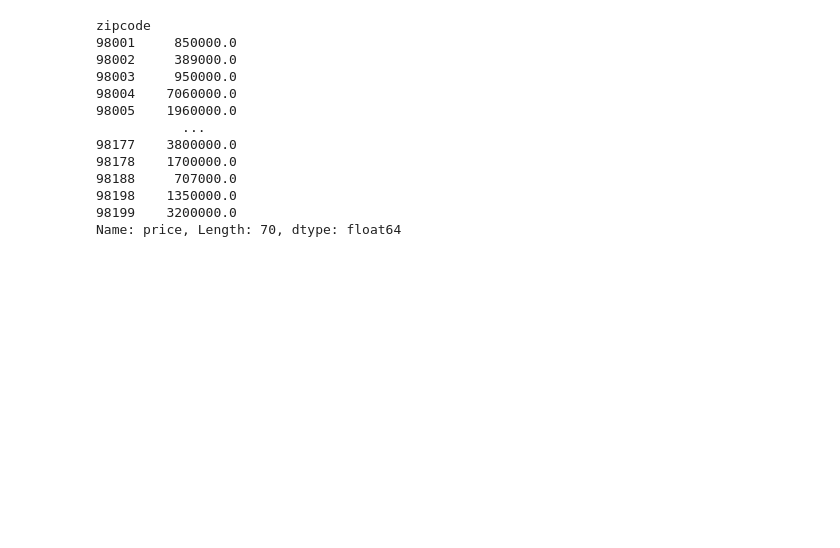
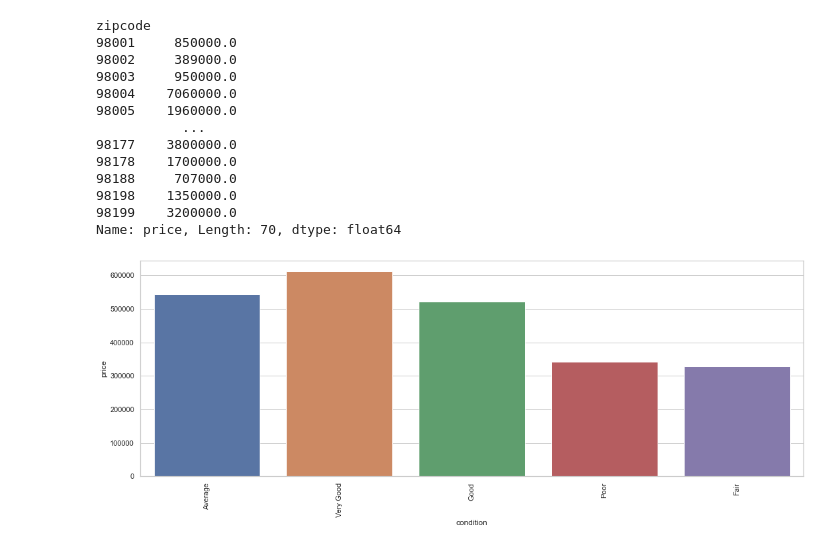
Before and after one commit to Jyve00/King-County-Housing-, a Jupyter notebook: notebooks/Stephen/data_clean.ipynb, the cells around one changed output. Cells and saved outputs as stored; diff of their text form; code cells hidden in the pictures; blank space fills up the shorter version.

```diff
--- a/notebooks/Stephen/data_clean.ipynb
+++ b/notebooks/Stephen/data_clean.ipynb
@@ -159,10 +161,12 @@ zipcode
 98199    3200000.0
 Name: price, Length: 70, dtype: float64
 # %%
-#sns.set(style='whitegrid')
-#fig, ax = plt.subplots(figsize=(18,6))
+sns.set(style='whitegrid')
+fig, ax = plt.subplots(figsize=(18,6))
 
-#sns.barplot(x='condition',y='price', ci = False, data=df)
-#plt.xticks(rotation=90);
+sns.barplot(x='condition',y='price', ci = False, data=df)
+plt.xticks(rotation=90);
+# %% [output]
+[figure, added]
 # %%
 sns.scatterplot(x='condition',y='zipcode', hue='price', data=my_df)
```
Also changed, not shown: parts of 10 cells of this notebook.
